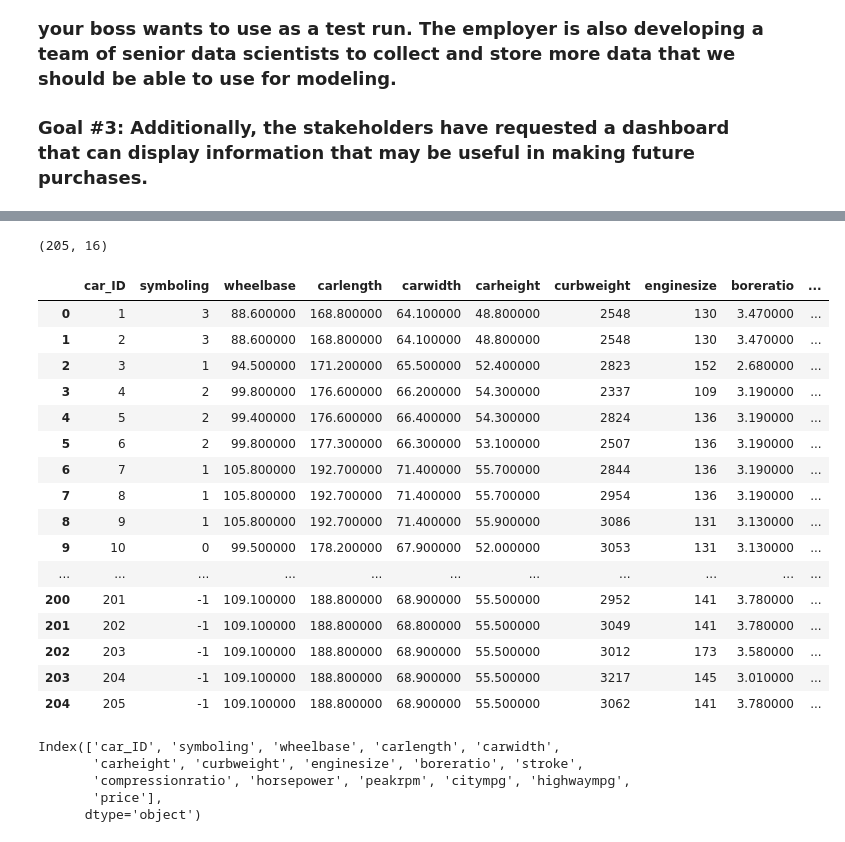
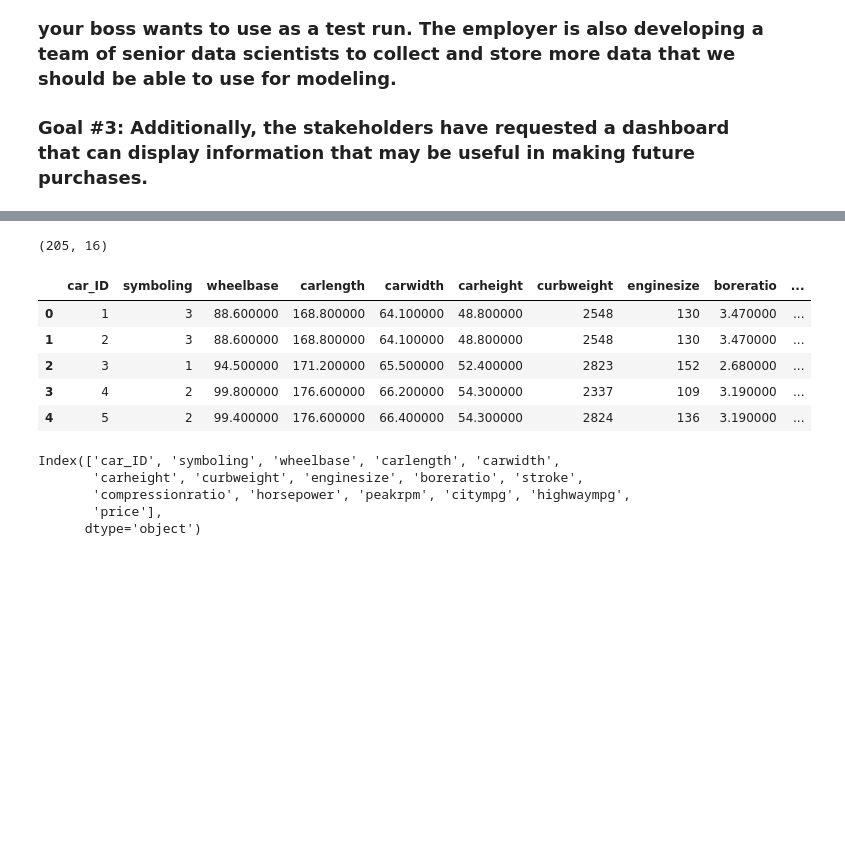
Before and after one commit to ShaneJett-DS/car_price_prediction, a Jupyter notebook: price_prediction.ipynb, the cells around one changed output, grey strips where cells are left out. Saved outputs shown, nothing was run; the diff lists cells and outputs as text; code cells hidden in the pictures; blank space fills up the shorter version.

```diff
--- a/price_prediction.ipynb
+++ b/price_prediction.ipynb
@@ -49,29 +49,18 @@ memory usage: 41.8+ KB
 # %%
 numeric_df = raw_data.select_dtypes(include=['int', 'float']).copy()
 
 print(numeric_df.shape)
 
 
-numeric_df
+numeric_df.head()
 # %% [output]
 (205, 16)
 |  | car_ID | symboling | wheelbase | carlength | carwidth | carheight | curbweight | enginesize | boreratio | ... |
 | 0 | 1 | 3 | 88.600000 | 168.800000 | 64.100000 | 48.800000 | 2548 | 130 | 3.470000 | ... |
 | 1 | 2 | 3 | 88.600000 | 168.800000 | 64.100000 | 48.800000 | 2548 | 130 | 3.470000 | ... |
 | 2 | 3 | 1 | 94.500000 | 171.200000 | 65.500000 | 52.400000 | 2823 | 152 | 2.680000 | ... |
 | 3 | 4 | 2 | 99.800000 | 176.600000 | 66.200000 | 54.300000 | 2337 | 109 | 3.190000 | ... |
 | 4 | 5 | 2 | 99.400000 | 176.600000 | 66.400000 | 54.300000 | 2824 | 136 | 3.190000 | ... |
-| 5 | 6 | 2 | 99.800000 | 177.300000 | 66.300000 | 53.100000 | 2507 | 136 | 3.190000 | ... |
-| 6 | 7 | 1 | 105.800000 | 192.700000 | 71.400000 | 55.700000 | 2844 | 136 | 3.190000 | ... |
-| 7 | 8 | 1 | 105.800000 | 192.700000 | 71.400000 | 55.700000 | 2954 | 136 | 3.190000 | ... |
-| 8 | 9 | 1 | 105.800000 | 192.700000 | 71.400000 | 55.900000 | 3086 | 131 | 3.130000 | ... |
-| 9 | 10 | 0 | 99.500000 | 178.200000 | 67.900000 | 52.000000 | 3053 | 131 | 3.130000 | ... |
-| ... | ... | ... | ... | ... | ... | ... | ... | ... | ... | ... |
-| 200 | 201 | -1 | 109.100000 | 188.800000 | 68.900000 | 55.500000 | 2952 | 141 | 3.780000 | ... |
-| 201 | 202 | -1 | 109.100000 | 188.800000 | 68.800000 | 55.500000 | 3049 | 141 | 3.780000 | ... |
-| 202 | 203 | -1 | 109.100000 | 188.800000 | 68.900000 | 55.500000 | 3012 | 173 | 3.580000 | ... |
-| 203 | 204 | -1 | 109.100000 | 188.800000 | 68.900000 | 55.500000 | 3217 | 145 | 3.010000 | ... |
-| 204 | 205 | -1 | 109.100000 | 188.800000 | 68.900000 | 55.500000 | 3062 | 141 | 3.780000 | ... |
 # %%
 numeric_df.columns
 # %% [output]
```
